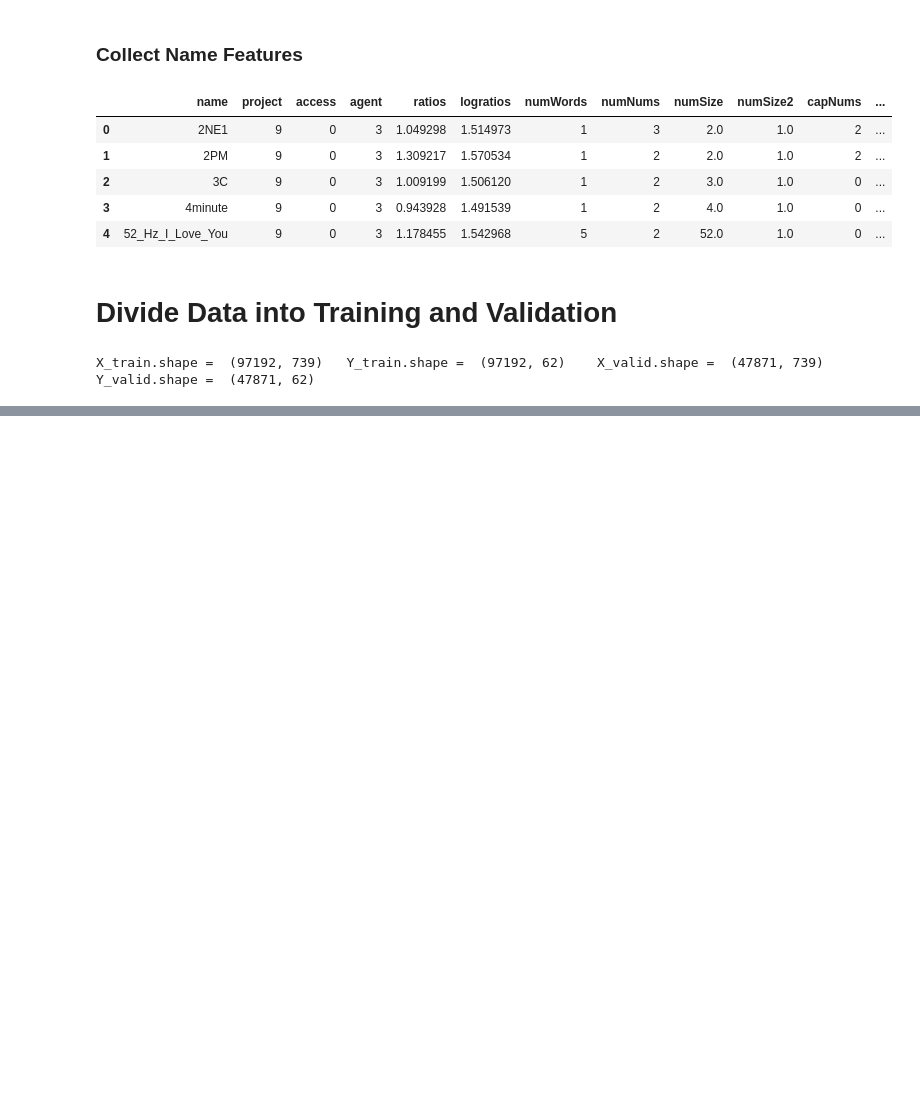
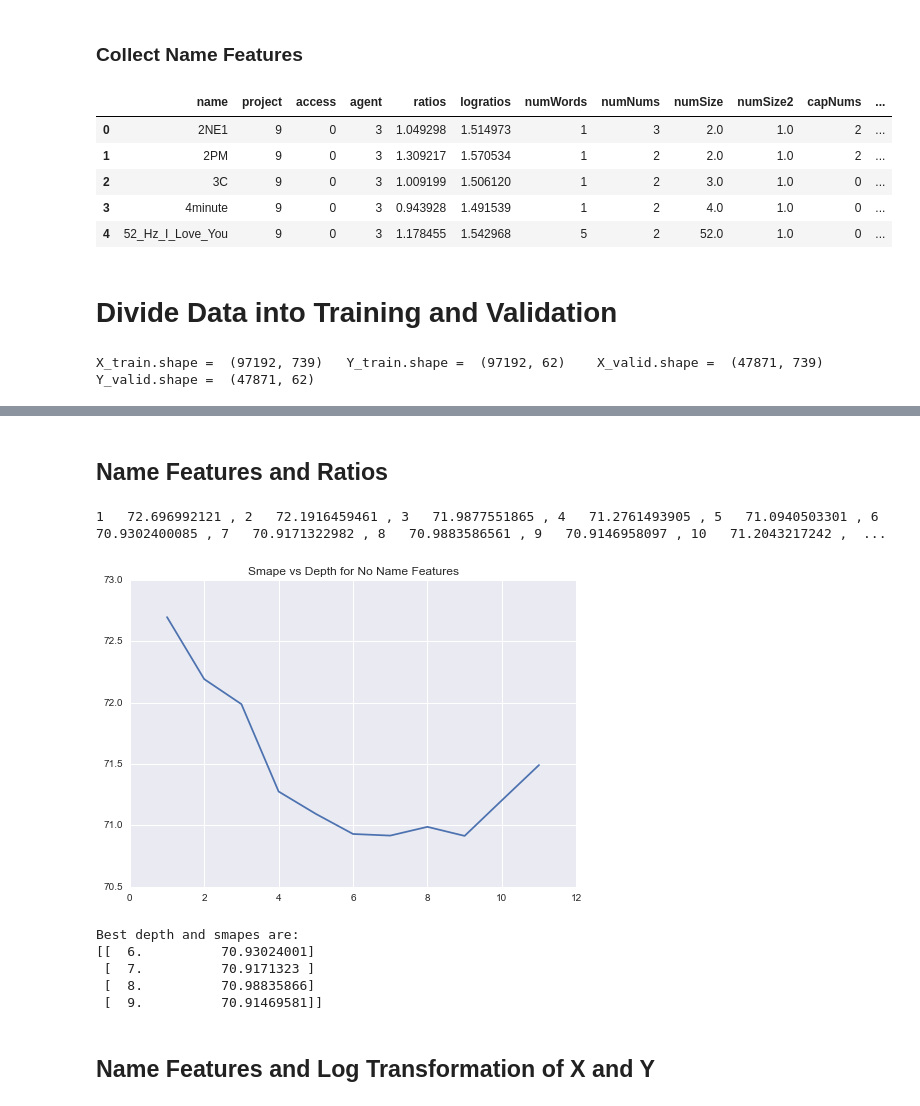
Before and after one commit to MatthewMcGonagle/KaggleWikiTraffic, a Jupyter notebook: FinalReport.ipynb, the cells around one changed output, grey strips where cells are left out. Saved outputs shown, nothing was run; the diff lists cells and outputs as text; code cells hidden in the pictures; blank space fills up the shorter version.

```diff
--- a/FinalReport.ipynb
+++ b/FinalReport.ipynb
@@ -468,0 +591,39 @@ X_train.shape =  (97192, 739)   Y_train.shape =  (97192, 62)    X_valid.shape =
+# %% [markdown]
+## Name Features and Ratios
+# %%
+nameTransformer = FunctionTransformer(lambda X : X[:, :nName])
+
+model = Pipeline([ ('nameFeatures', nameTransformer),
+                   ('tree', DecisionTreeRegressor(max_depth = 10)) ])
+
+search = np.arange(1, 12, 1)
+
+X_means_train = X_train.mean(axis = 1, keepdims = True)
+Ratios_train = Y_train / (epsilon + X_means_train)
+
+smapes = np.empty(0)
+for depth in search:
+    model.set_params(tree__max_depth = depth)
+    model.fit(X_train, Ratios_train)
+    Ratios_predict = model.predict(X_valid)
+    Y_predict = Ratios_predict * X_valid.mean(axis = 1, keepdims = True)
+    newsmape = smape(epsilon + Y_predict, Y_valid)
+    smapes = np.append(smapes, newsmape)
+    print(depth, ' ', newsmape, ', ', end = '')
+
+plt.plot(search, smapes)
+plt.title('Smape vs Depth for No Name Features')
+plt.show()
+
+print('Best depth and smapes are:')
+print(np.vstack((search, smapes)).T [smapes < 71])
+# %% [output]
+1   72.696992121 , 2   72.1916459461 , 3   71.9877551865 , 4   71.2761493905 , 5   71.0940503301 , 6   70.9302400085 , 7   70.9171322982 , 8   70.9883586561 , 9   70.9146958097 , 10   71.2043217242 ,  ...
+[figure, added]
+Best depth and smapes are:
+[[  6.          70.93024001]
+ [  7.          70.9171323 ]
+ [  8.          70.98835866]
+ [  9.          70.91469581]]
+# %% [markdown]
+## Name Features and Log Transformation of X and Y
```
Also changed, not shown: parts of 6 cells of this notebook.
